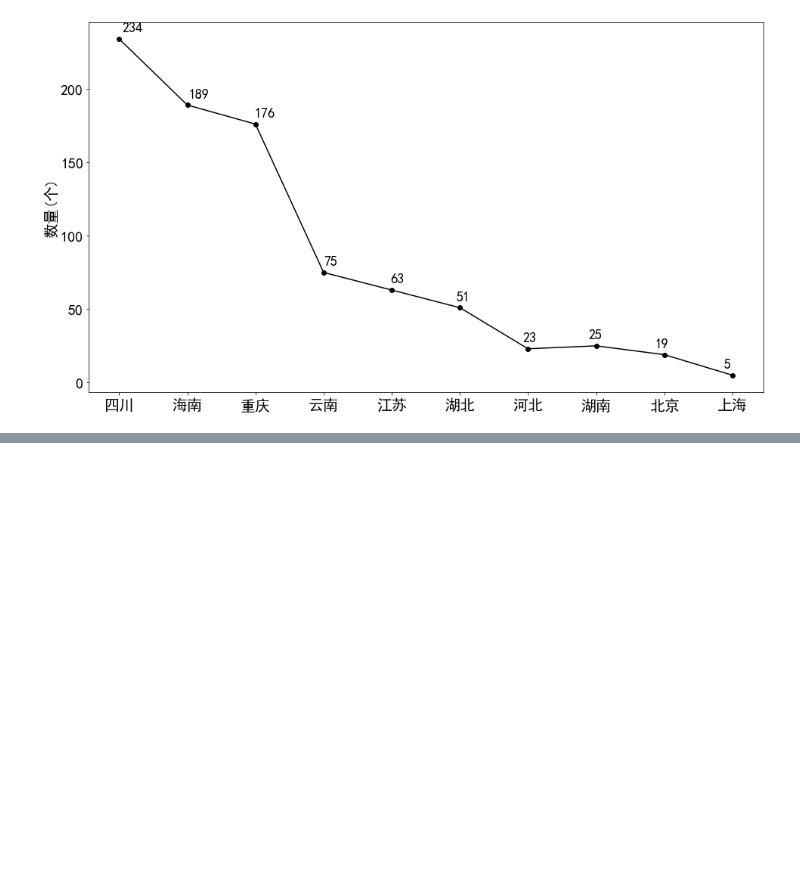
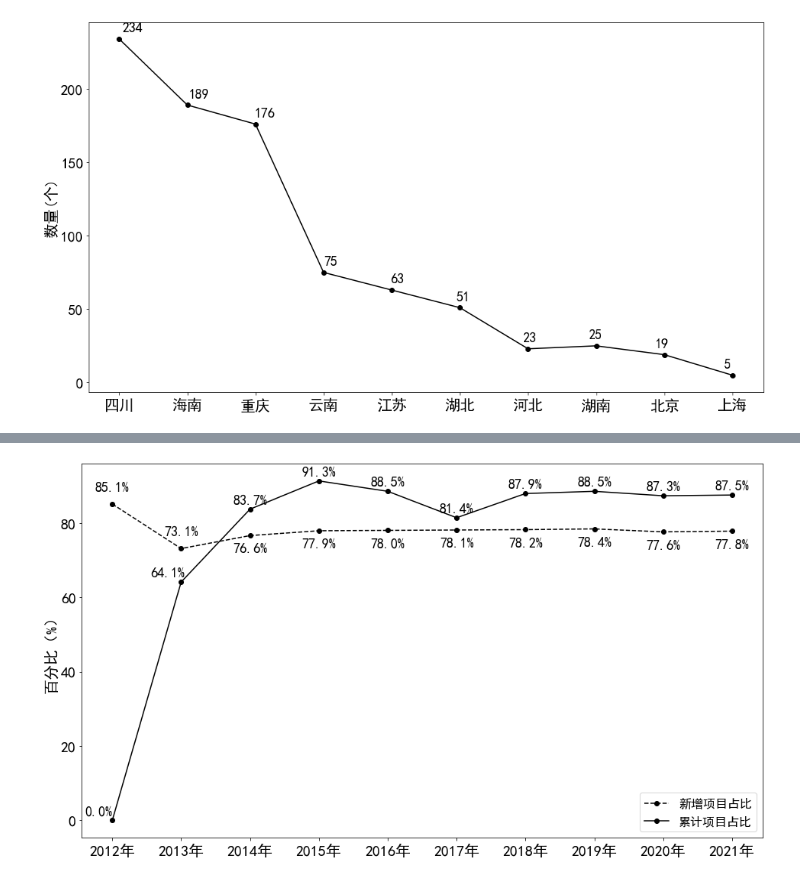
Before and after one commit to kevinva/yippy_data_figure, a Jupyter notebook: plot_v2.ipynb, the cells around one changed output, grey strips where cells are left out. Drawn from its saved outputs; the diff is of its cells as text; code cells hidden in the pictures; blank space fills up the shorter version.

```diff
--- a/plot_v2.ipynb
+++ b/plot_v2.ipynb
@@ -136,0 +139,31 @@ plt.savefig('图4-3.png')
+# %%
+# 图4 #######################
+fig, ax = plt.subplots(figsize=(16, 9))
+y1 = [85.1, 73.1, 76.6, 77.9, 78.0, 78.1, 78.2, 78.4, 77.6, 77.8]
+y2 = [0.0, 64.1, 83.7, 91.3, 88.5, 81.4, 87.9, 88.5, 87.3, 87.5]
+years = [f'{2012 + i}年' for i in range(len(y1))]
+ax.set_xticks(range(len(y1)), fontsize = FONTSIZE_TICKS)
+ax.set_xticklabels(years, fontsize = FONTSIZE_LABEL)
+g1, = ax.plot(range(len(y1)), y1, color='black', marker='o', linestyle = 'dashed')
+g2, = ax.plot(range(len(y2)), y2, color='black', marker='o')
+for index, val in enumerate(y1):
+    x_offset1 = 0
+    y_offset1 = 0
+    x_offset2 = 0
+    y_offset2 = 1
+    if index == 0:
+        y_offset1 = 3
+        x_offset2 = -0.2
+    elif index == 1:
+        y_offset1 = 3
+        x_offset2 = -0.2
+    else:
+        y_offset1 = -5
+    ax.text(index + x_offset1, val + y_offset1, '{:.1f}%'.format(val), ha='center', va='bottom', color='black', fontsize = FONTSIZE_TEXT)
+    ax.text(index + x_offset2, y2[index] + y_offset2, '{:.1f}%'.format(y2[index]), ha='center', va='bottom', color='black', fontsize = FONTSIZE_TEXT)
+plt.legend([g1, g2], ['新增项目占比', '累计项目占比'], fontsize = FONTSIZE_LEGEND)
+plt.ylabel('百分比（%）', fontsize = FONTSIZE_LABEL)
+plt.yticks(fontsize = FONTSIZE_TICKS)
+plt.savefig('图4-4.png')
+# %% [output]
+[figure, added]
```
Also changed, not shown: parts of 6 cells of this notebook, 3 other files.
